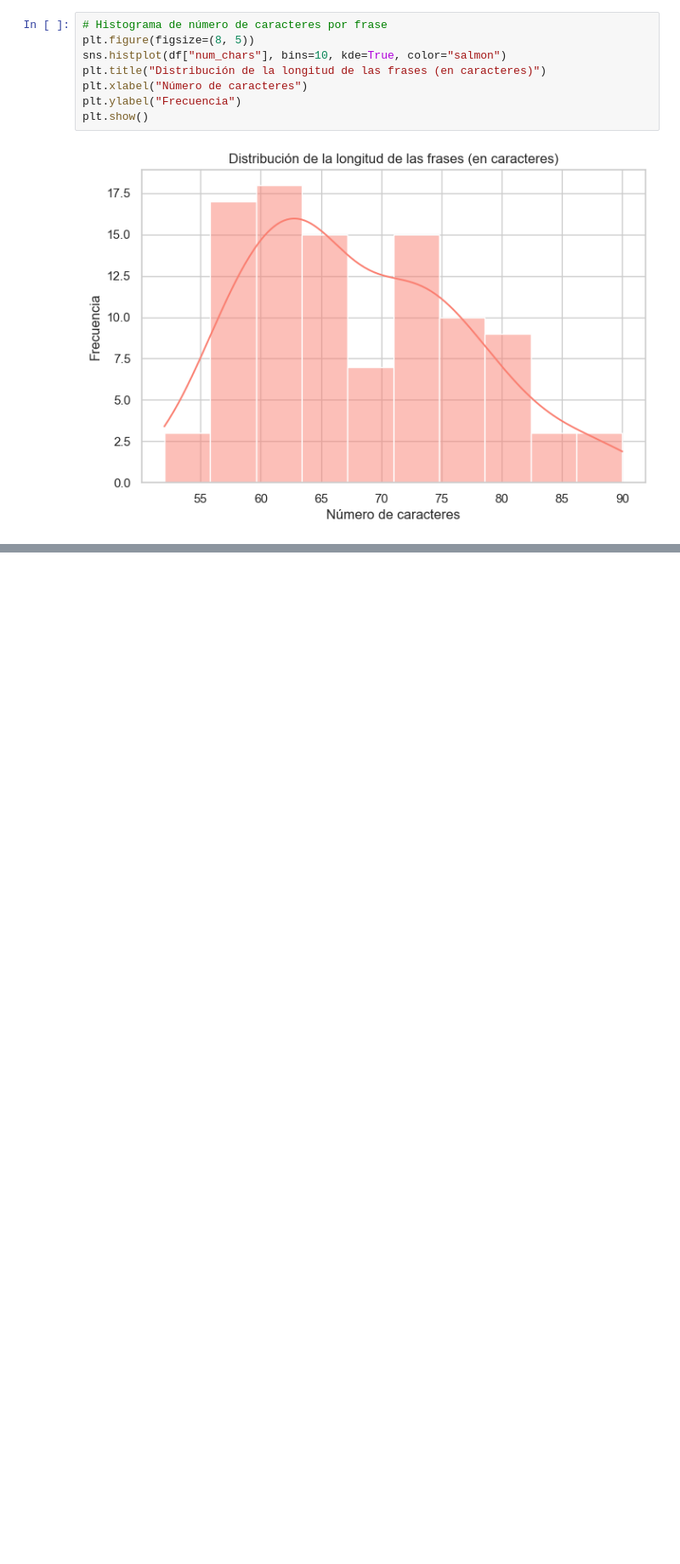
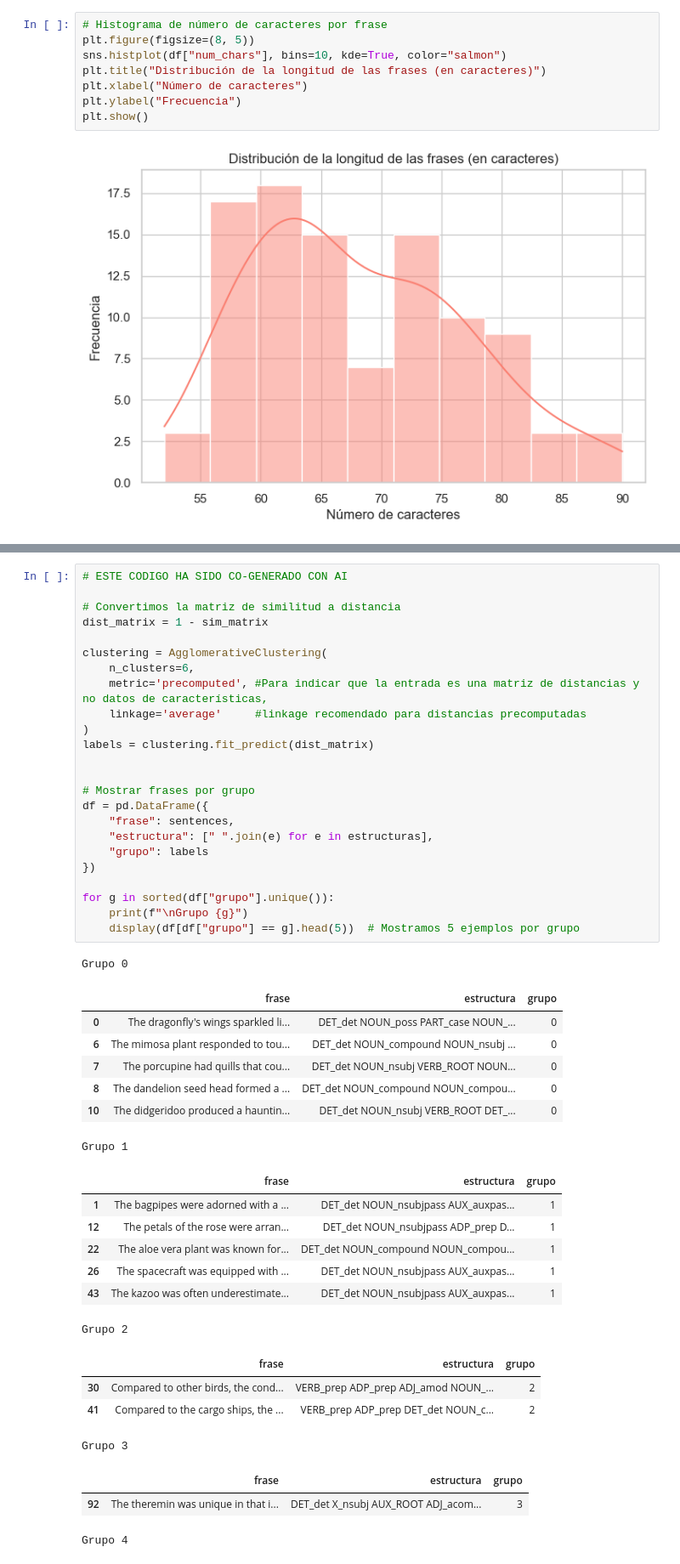
Before and after one commit to DotCSanova/Sentences_NLP, a Jupyter notebook: sentences_NLP.ipynb, the cells around one changed output, grey strips where cells are left out. Shown: that part at 85% size. Cells and saved outputs as stored; diff of their text form; blank space fills up the shorter version.

Commit message:
Revisión de apartados 1,2,3 y generado codigo de apartado 4. Inclusión de paquetes necesarios.

```diff
--- a/sentences_NLP.ipynb
+++ b/sentences_NLP.ipynb
@@ -128,0 +224,47 @@ OSError: [E050] Can't find model 'en_core_web_sm'. It doesn't seem to be a Pytho
+# %%
+# ESTE CODIGO HA SIDO CO-GENERADO CON AI
+
+# Convertimos la matriz de similitud a distancia
+dist_matrix = 1 - sim_matrix
+
+clustering = AgglomerativeClustering(
+    n_clusters=6,
+    metric='precomputed', #Para indicar que la entrada es una matriz de distancias y no datos de características,
+    linkage='average'     #linkage recomendado para distancias precomputadas
+)
+labels = clustering.fit_predict(dist_matrix)
+
+
+# Mostrar frases por grupo
+df = pd.DataFrame({
+    "frase": sentences,
+    "estructura": [" ".join(e) for e in estructuras],
+    "grupo": labels
+})
+
+for g in sorted(df["grupo"].unique()):
+    print(f"\nGrupo {g}")
+    display(df[df["grupo"] == g].head(5))  # Mostramos 5 ejemplos por grupo
+# %% [output]
+Grupo 0
+|  | frase | estructura | grupo |
+| 0 | The dragonfly's wings sparkled li... | DET_det NOUN_poss PART_case NOUN_... | 0 |
+| 6 | The mimosa plant responded to tou... | DET_det NOUN_compound NOUN_nsubj ... | 0 |
+| 7 | The porcupine had quills that cou... | DET_det NOUN_nsubj VERB_ROOT NOUN... | 0 |
+| 8 | The dandelion seed head formed a ... | DET_det NOUN_compound NOUN_compou... | 0 |
+| 10 | The didgeridoo produced a hauntin... | DET_det NOUN_nsubj VERB_ROOT DET_... | 0 |
+Grupo 1
+|  | frase | estructura | grupo |
+| 1 | The bagpipes were adorned with a ... | DET_det NOUN_nsubjpass AUX_auxpas... | 1 |
+| 12 | The petals of the rose were arran... | DET_det NOUN_nsubjpass ADP_prep D... | 1 |
+| 22 | The aloe vera plant was known for... | DET_det NOUN_compound NOUN_compou... | 1 |
+| 26 | The spacecraft was equipped with ... | DET_det NOUN_nsubjpass AUX_auxpas... | 1 |
+| 43 | The kazoo was often underestimate... | DET_det NOUN_nsubjpass AUX_auxpas... | 1 |
+Grupo 2
+|  | frase | estructura | grupo |
+| 30 | Compared to other birds, the cond... | VERB_prep ADP_prep ADJ_amod NOUN_... | 2 |
+| 41 | Compared to the cargo ships, the ... | VERB_prep ADP_prep DET_det NOUN_c... | 2 |
+Grupo 3
+|  | frase | estructura | grupo |
+| 92 | The theremin was unique in that i... | DET_det X_nsubj AUX_ROOT ADJ_acom... | 3 |
+Grupo 4
```
Also changed, not shown: parts of 37 cells of this notebook, 3 other files.
